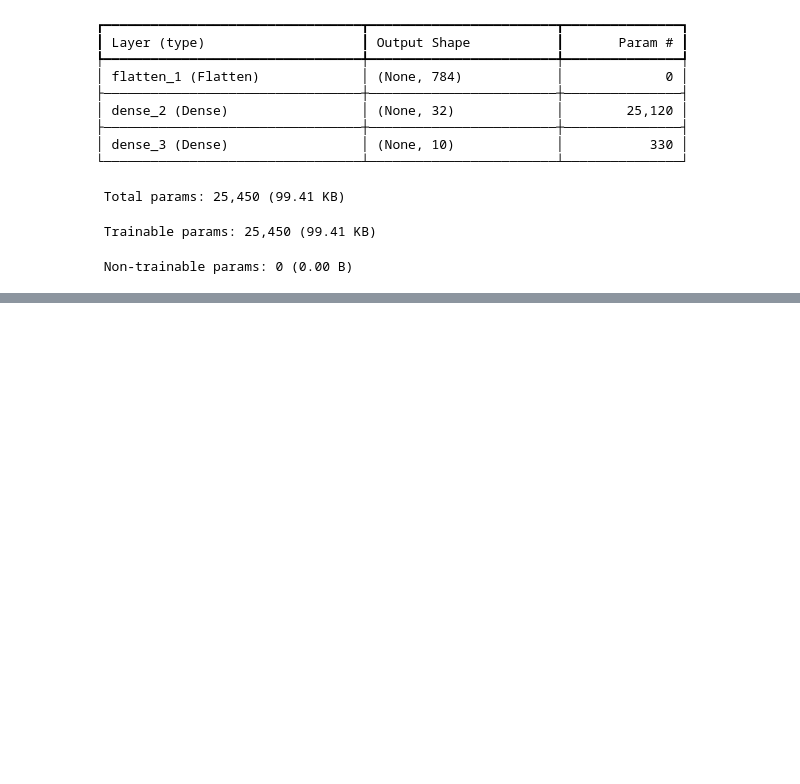
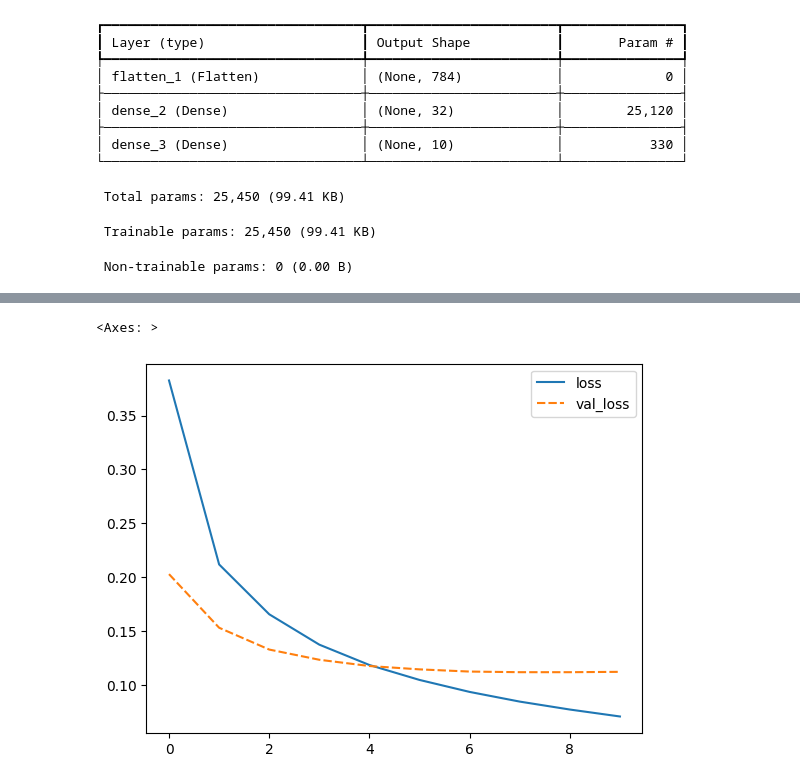
Before and after one commit to HirotoSatake/Syukudai, a Jupyter notebook: Syukudai_instructor2.ipynb, the cells around one changed output, grey strips where cells are left out. Cells and saved outputs as stored; diff of their text form; code cells hidden in the pictures; blank space fills up the shorter version.

```diff
--- a/Syukudai_instructor2.ipynb
+++ b/Syukudai_instructor2.ipynb
@@ -328,3 +328,8 @@ Model: "sequential_1"
 model.compile(loss='categorical_crossentropy',
     optimizer='adam',
     metrics=['accuracy'])
+# %%
+history = model.fit(x_train, y_train,
+    batch_size=32,
+    epochs=10,
+    validation_split=0.1)
@@ -330,0 +392,5 @@ model.compile(loss='categorical_crossentropy',
+# %%
+import pandas as pd
+
+df = pd.DataFrame(history.history)
+df
@@ -330,0 +409,6 @@ model.compile(loss='categorical_crossentropy',
+# %%
+import seaborn as sns
+sns.lineplot(data=df[['loss','val_loss']])
+# %% [output]
+<Axes: >
+[figure, added]
```
Also changed, not shown: parts of 213 cells of this notebook, 3 other files.
